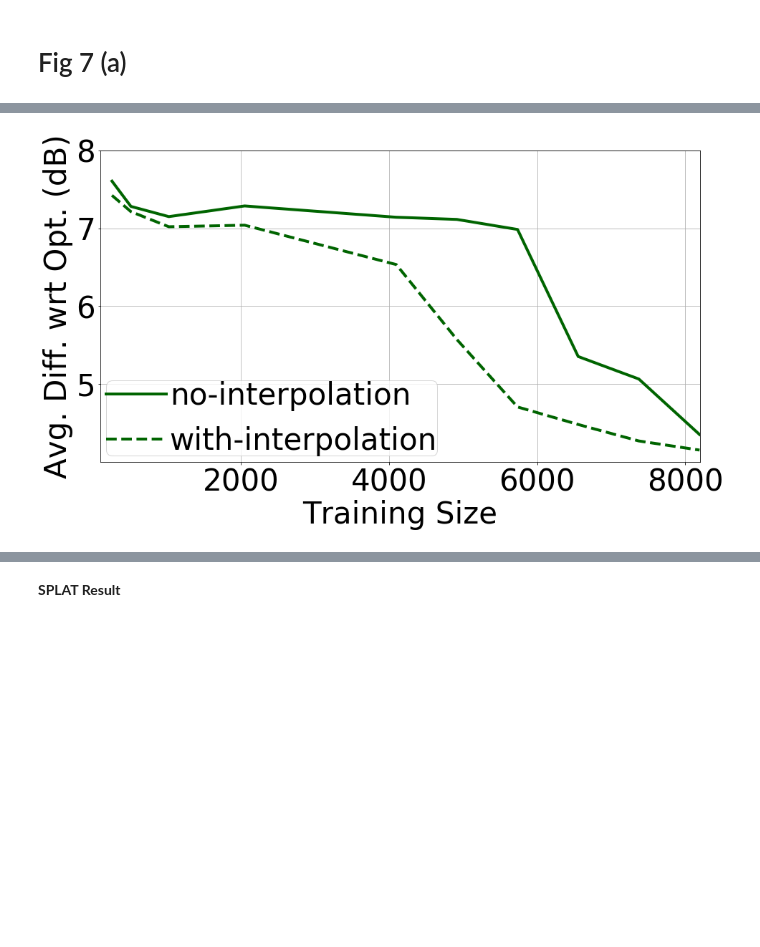
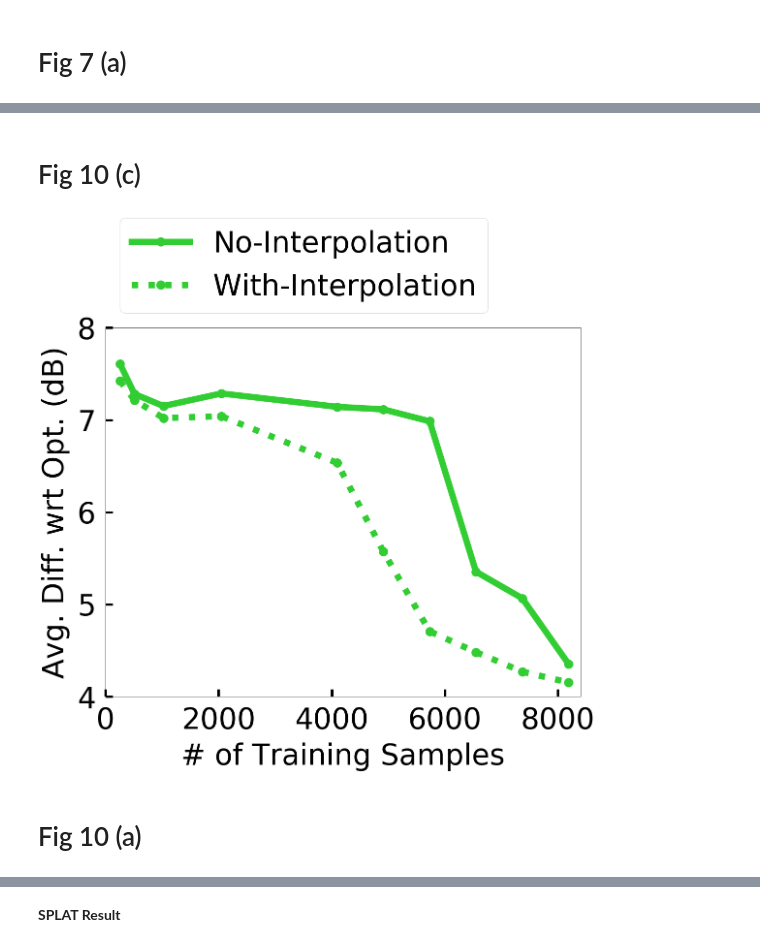
Before and after one commit to shahrokh765/MLSpectrumAllocation, a Jupyter notebook: KNN2.ipynb, the cells around one changed output, grey strips where cells are left out. Drawn from its saved outputs; the diff is of its cells as text; code cells hidden in the pictures; blank space fills up the shorter version.

```diff
--- a/KNN2.ipynb
+++ b/KNN2.ipynb
@@ -1683,3 +1658,5 @@ plt.savefig('ML/results/Changing_10_20PUs_1000m_alpha3_noise1_1000grid_1cell_usi
+# %% [markdown]
+# Fig 10 (c)
 # %%
 ### MAX_POWER ANAlysis, Effect of sensor interpolation, Training Set is 40K
 #variable training samples, noisy(std=1), field 1000*1000, validation samples training/3, test samples 40k
@@ -1734,69 +1711,48 @@ training_samples = [256, 512, 1024, 2048, 4096, 4915, 5734, 6553, 7372, 8192]
 
 ## NN
 average_diff.append([])
 fp.append([])
 
 ## SVR
 average_diff.append([])
 fp.append([])
 
 
 
 ## CNN
 # average_diff.append([4.351, 4.468, 4.68, 4.905, 5.671, 6.534])
 average_diff.append([7.423, 7.214, 7.02, 7.04, 6.534,
                      5.571, 4.705, 4.48,  4.268, 4.151])
 # average_diff[2] = average_diff[2][::-1]
 fp.append([2.219, 3.056, 1.86, 2.549, 3.414, 3.873])
 # best_lambda = [0.1, 0.1, 0.1, 0.1, 0.001]
 # without interpolation lambda = 0.1
 no_interpolation = [4096, 4915, 5734, 6553, 7372, 8192]
 average_diff_nointerpolation = [7.606, 7.281, 7.15, 7.287,7.142, 7.114, 6.985,
                                  5.353, 5.064, 4.351]
 fp_no_interpolation = [3.78, 2.964, 4.622, 3.586, 1.902, 2.219]
 
 
+fig, ax = plt.subplots(figsize=(16, 16))
+fig.subplots_adjust(left=0.12, right=0.97, top=0.80, bottom=0.14)
 
 
+plt.plot(training_samples, average_diff_nointerpolation, color=COLOR['CNN'],   marker=MARKER['CNN'],   linestyle=LINE['CNN'])
+plt.plot(training_samples, average_diff[2], color=COLOR['CNN'],  marker=MARKER['CNN'],  linestyle=LINE['SVR'])
 
-line_width = 4
-marker_size = 10
-reg_style = 'solid'
-class_reg = 'dashed'
-fig = plt.figure(figsize=(15,8))
-ax = fig.add_subplot(1,1,1)
-# plt.plot(training_samples, average_diff[0], color='r', linewidth=line_width, markersize=marker_size, linestyle=reg_style)
-# plt.plot(training_samples, average_diff[0], color='midnightblue',
-#          linewidth=line_width, markersize=marker_size, linestyle=reg_style)
-# plt.plot(training_samples, average_diff[1], color='darkred', linewidth=line_width,
-#          markersize=marker_size, linestyle=reg_style)
-plt.plot(training_samples, average_diff_nointerpolation, color='darkgreen', linewidth=line_width,
-         markersize=marker_size, linestyle=reg_style)
-plt.plot(training_samples, average_diff[2], color='darkgreen', linewidth=line_width,
-         markersize=marker_size, linestyle=class_reg)
-plt.xlabel('Training Size', fontsize=42)
-plt.ylabel('Avg. Diff. wrt Opt. (dB)', fontsize=42)
-# plt.title('Dynamic PUs(1000m*1000m)\n, alpha: 3, \n changing number of sensors')
-plt.grid(True)
-
-ax.set_yticks(np.arange(4, 8, 1))
-plt.rcParams.update({'font.size': 42})
-ax.tick_params(axis='x', labelsize=42)
-ax.tick_params(axis='y', labelsize=42)
-# ax.set_xticks(training_samples)
-ax.set_yticks([5, 6, 7, 8, 9])
-
-# matplotlib.rcParams.update({'font.size': 22})
-
+plt.xlabel('# of Training Samples', labelpad=15)
+plt.ylabel('Avg. Diff. wrt Opt. (dB)', labelpad=15)
+ax.tick_params(direction='in', length=15, width=5, pad=20)
+ax.set_yticks(np.arange(4, 9, 1))
 ax.set_ylim([4, 8])
-ax.set_xlim([100, 8200])
-plt.legend([ 'no-interpolation', 'with-interpolation'], ncol=1, loc='best', handletextpad=0.1,
-           borderpad=0, columnspacing=0.2, borderaxespad=0.2)
-# plt.legend(handletextpad=0.1)
-plt.savefig('ML/results/Changing_PUs_1000m_alpha3_interpolation_effect.png',
-            bbox_inches = 'tight', pad_inches = 0)
+ax.set_xlim([0, 8400])
+box_to_anchor = (0, 1)
+plt.legend(['No-Interpolation', 'With-Interpolation'], bbox_to_anchor=box_to_anchor, ncol=1, loc='lower left')
+plt.savefig('ML/results/new/Changing_PUs_1000m_alpha3_interpolation_effect.png')
 # %% [output]
-[figure, old version]
+[figure, new version]
+# %% [markdown]
+# Fig 10 (a)
 # %%
 ### MAX_POWER ANAlysis, Effect of synthetic data, Training Set is 40K
 #variable training samples, noisy(std=1), field 1000*1000, validation samples training/3, test samples 40k
```
Also changed, not shown: parts of 28 cells of this notebook, 4 other files.
